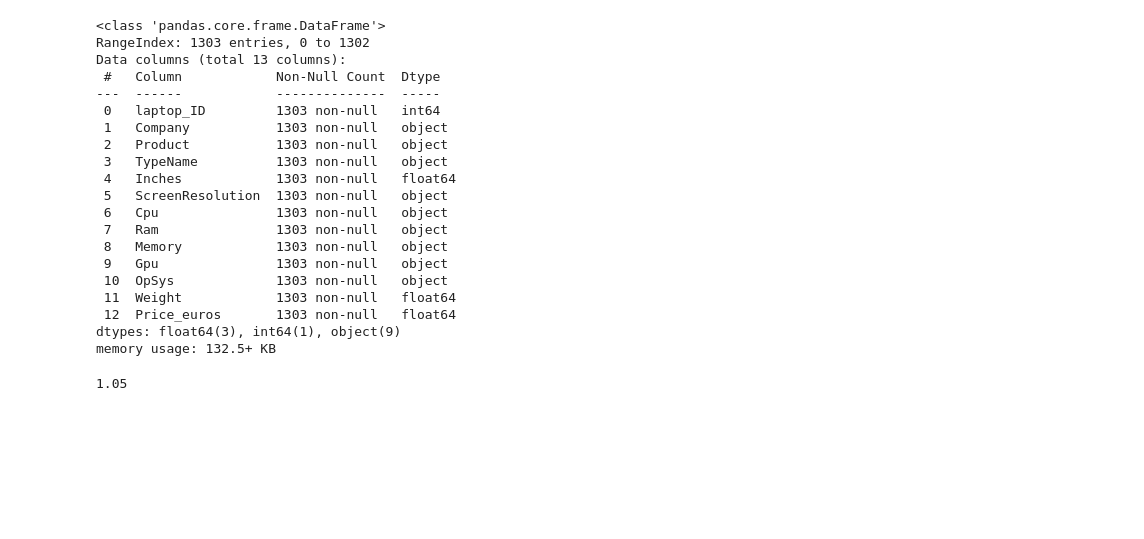
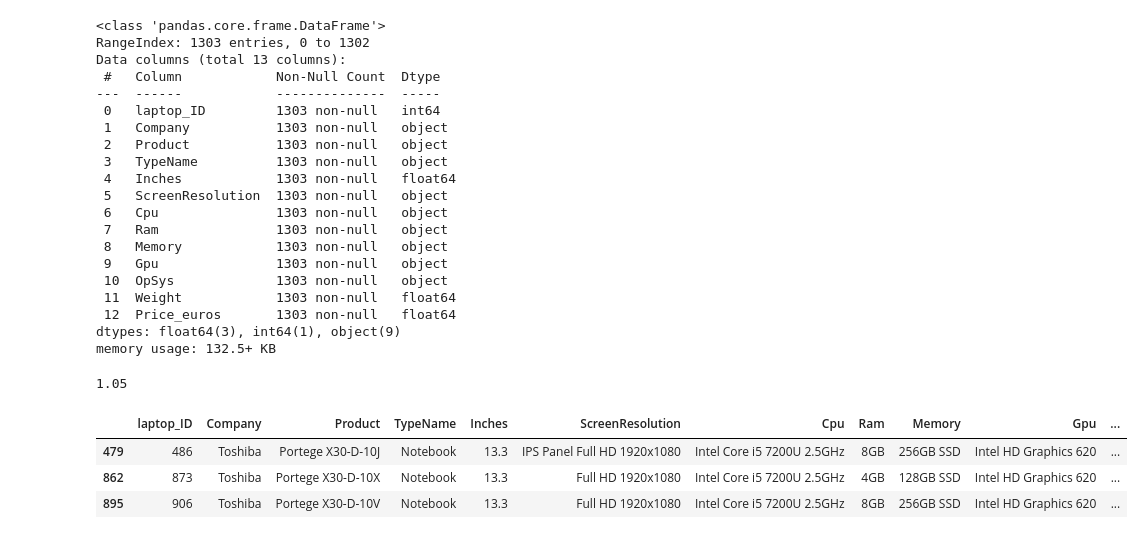
Before and after one commit to MaryVecherik/Python-analyst-seminars-and-homework, a Jupyter notebook: seminar2/seminar2.ipynb, the cells around one changed output. Saved outputs shown, nothing was run; the diff lists cells and outputs as text; code cells hidden in the pictures; blank space fills up the shorter version.

```diff
--- a/seminar2/seminar2.ipynb
+++ b/seminar2/seminar2.ipynb
@@ -260,3 +260,13 @@ memory usage: 132.5+ KB
 df[df['TypeName'] == 'Notebook']['Weight'].min()
 # %% [output]
 1.05
+# %%
+df[
+    (df['TypeName'] == 'Notebook') &
+    (df['Weight'] == 1.05)
+   ]
+# %% [output]
+|  | laptop_ID | Company | Product | TypeName | Inches | ScreenResolution | Cpu | Ram | Memory | Gpu | ... |
+| 479 | 486 | Toshiba | Portege X30-D-10J | Notebook | 13.3 | IPS Panel Full HD 1920x1080 | Intel Core i5 7200U 2.5GHz | 8GB | 256GB SSD | Intel HD Graphics 620 | ... |
+| 862 | 873 | Toshiba | Portege X30-D-10X | Notebook | 13.3 | Full HD 1920x1080 | Intel Core i5 7200U 2.5GHz | 4GB | 128GB SSD | Intel HD Graphics 620 | ... |
+| 895 | 906 | Toshiba | Portege X30-D-10V | Notebook | 13.3 | Full HD 1920x1080 | Intel Core i5 7200U 2.5GHz | 8GB | 256GB SSD | Intel HD Graphics 620 | ... |
```
